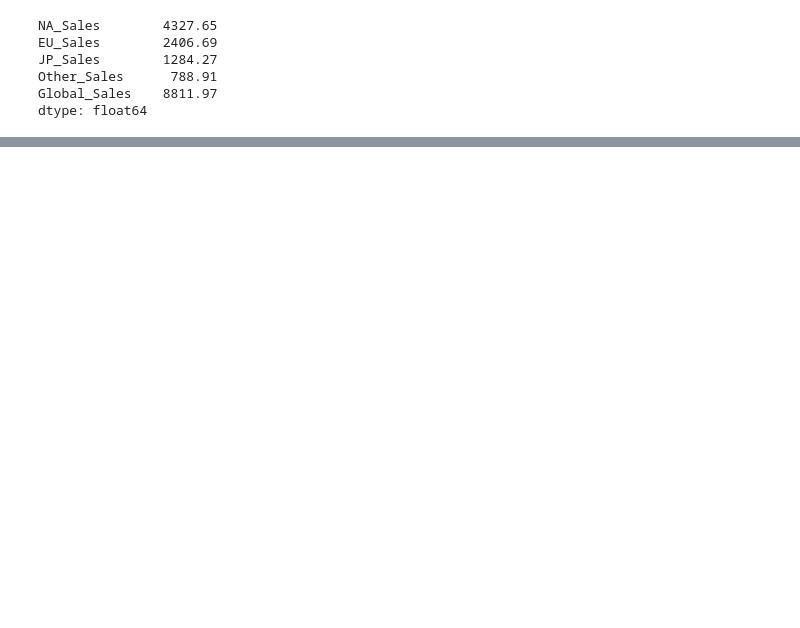
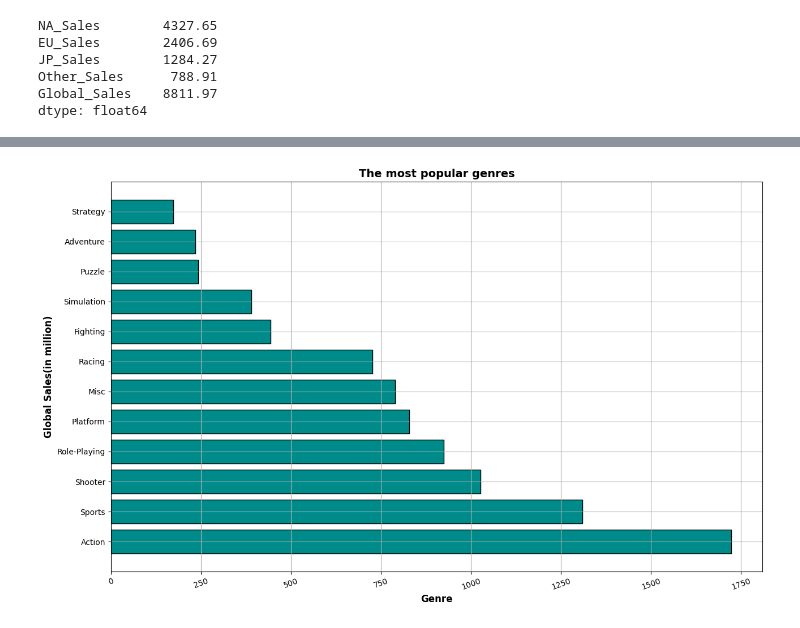
Before and after one commit to zizy2003/My-Projects, a Jupyter notebook: VideoGamesSales/project.ipynb, the cells around one changed output, grey strips where cells are left out. Drawn from its saved outputs; the diff is of its cells as text; code cells hidden in the pictures; blank space fills up the shorter version.

```diff
--- a/VideoGamesSales/project.ipynb
+++ b/VideoGamesSales/project.ipynb
@@ -261,0 +354,4 @@ dtype: float64
+# %%
+genre_sales = df.groupby('Genre')['Global_Sales'].sum().reset_index()
+genres_sales = df.sort_values(by='Global_Sales' , ascending = False)[['Name','Genre','Global_Sales']]
+print(genres_sales.head(10))
@@ -261,0 +483,13 @@ dtype: float64
+# %%
+genre_sales_plot = genre_sales.groupby('Genre')['Global_Sales'].sum().sort_values(ascending=False)
+plt.figure(figsize=(13,8))
+plt.barh(genre_sales_plot.index , genre_sales_plot.values , edgecolor = 'black' , color = 'darkcyan')
+plt.xlabel('Genre' , fontsize = 12 , fontweight = 'bold')
+plt.ylabel('Global Sales(in million)' , fontsize = 12 , fontweight = 'bold')
+plt.title('The most popular genres' , fontsize = 14 , fontweight = 'bold')
+plt.xticks(rotation=20)
+plt.tight_layout()
+plt.grid()
+plt.show()
+# %% [output]
+[figure, added]
```
Also changed, not shown: parts of 23 cells of this notebook.
